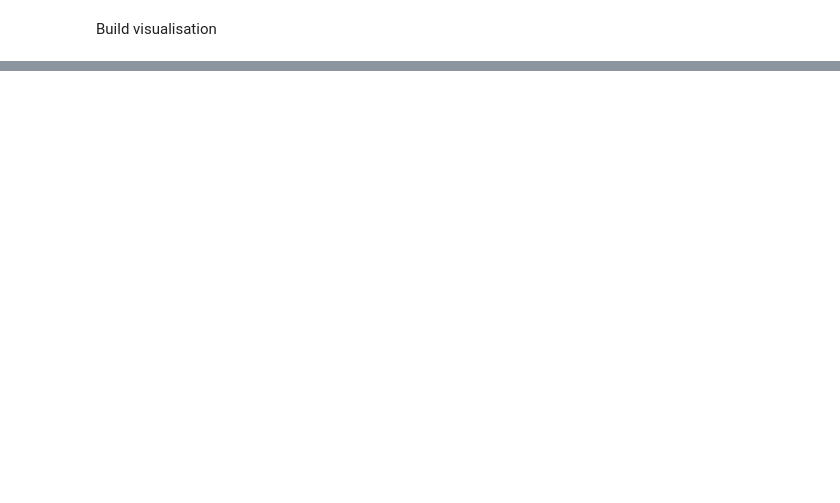
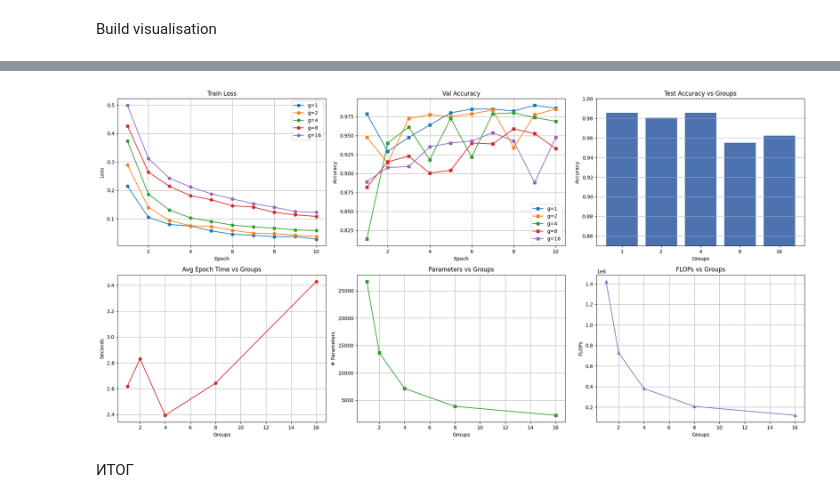
Before and after one commit to rezitdinovAR/asr-tts-course, a Jupyter notebook: Assignment_1/dsp.ipynb, the cells around one changed output, grey strips where cells are left out. Drawn from its saved outputs; the diff is of its cells as text; code cells hidden in the pictures; blank space fills up the shorter version.

```diff
--- a/Assignment_1/dsp.ipynb
+++ b/Assignment_1/dsp.ipynb
@@ -168,0 +461,45 @@ plt.show()
+# %%
+gvals = list(results_groups.keys())
+
+fig, axes = plt.subplots(2, 3, figsize=(20, 10))
+
+# Row 0, Col 0: train loss
+for g, h in results_groups.items():
+    axes[0, 0].plot(range(1, N_EPOCHS_G + 1), h["train_loss"], marker="o", label=f"g={g}")
+axes[0, 0].set_xlabel("Epoch"); axes[0, 0].set_ylabel("Loss")
+axes[0, 0].set_title("Train Loss"); axes[0, 0].legend(); axes[0, 0].grid(True)
+
+# Row 0, Col 1: val accuracy
+for g, h in results_groups.items():
+    axes[0, 1].plot(range(1, N_EPOCHS_G + 1), h["val_acc"], marker="s", label=f"g={g}")
+axes[0, 1].set_xlabel("Epoch"); axes[0, 1].set_ylabel("Accuracy")
+axes[0, 1].set_title("Val Accuracy"); axes[0, 1].legend(); axes[0, 1].grid(True)
+
+# Row 0, Col 2: test accuracy bar
+axes[0, 2].bar([str(g) for g in gvals],
+               [results_groups[g]["test_acc"] for g in gvals], color="#4c72b0")
+axes[0, 2].set_xlabel("Groups"); axes[0, 2].set_ylabel("Accuracy")
+axes[0, 2].set_title("Test Accuracy vs Groups"); axes[0, 2].set_ylim(0.85, 1.0)
+axes[0, 2].grid(axis="y")
+
+# Row 1, Col 0: epoch time
+avg_t = [np.mean(results_groups[g]["epoch_time"]) for g in gvals]
+axes[1, 0].plot(gvals, avg_t, "o-", color="tab:red")
+axes[1, 0].set_xlabel("Groups"); axes[1, 0].set_ylabel("Seconds")
+axes[1, 0].set_title("Avg Epoch Time vs Groups"); axes[1, 0].grid(True)
+
+# Row 1, Col 1: parameters
+axes[1, 1].plot(gvals, [results_groups[g]["n_params"] for g in gvals], "s-", color="tab:green")
+axes[1, 1].set_xlabel("Groups"); axes[1, 1].set_ylabel("# Parameters")
+axes[1, 1].set_title("Parameters vs Groups"); axes[1, 1].grid(True)
+
+# Row 1, Col 2: FLOPs
+axes[1, 2].plot(gvals, [results_groups[g]["flops"] for g in gvals], "^-", color="tab:purple")
+axes[1, 2].set_xlabel("Groups"); axes[1, 2].set_ylabel("FLOPs")
+axes[1, 2].set_title("FLOPs vs Groups"); axes[1, 2].grid(True)
+
+plt.tight_layout(); plt.savefig("experiment_groups.png", dpi=150); plt.show()
+# %% [output]
+[figure, added]
+# %% [markdown]
+ИТОГ
```
Also changed, not shown: parts of 22 cells of this notebook, 2 other files.
